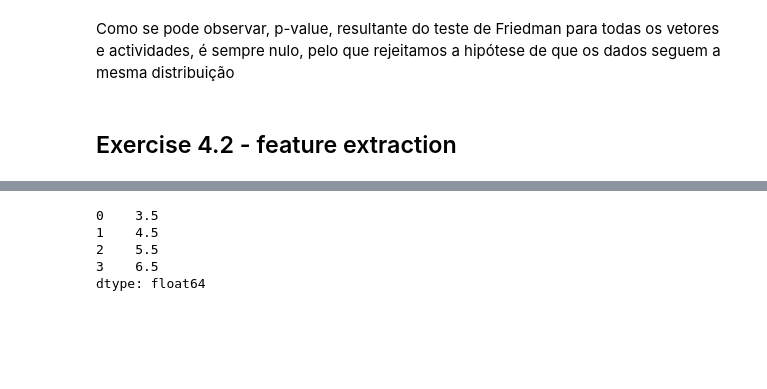
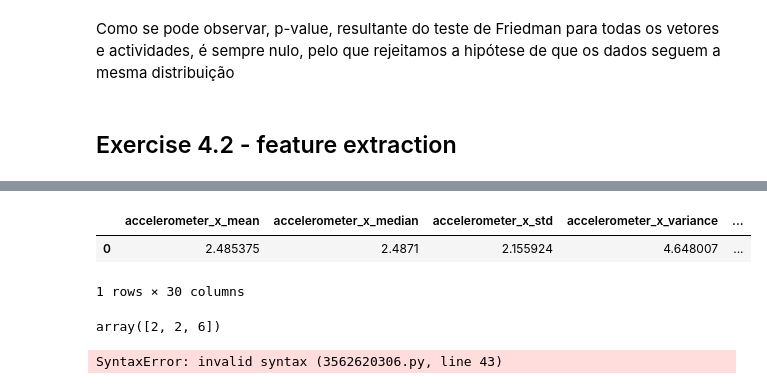
Before and after one commit to PugtgYosuky/clf-human-activities, a Jupyter notebook: src/project.ipynb, the cells around one changed output, grey strips where cells are left out. Saved outputs shown, nothing was run; the diff lists cells and outputs as text; code cells hidden in the pictures; blank space fills up the shorter version.

Commit message:
Add feature extraction and generic 3d plot

```diff
--- a/src/project.ipynb
+++ b/src/project.ipynb
@@ -526,10 +570,3 @@ Activity CLIMB_STAIRS&TALK_TO_WALK&TALK - Samples don't have the same distributi
 Como se pode observar, p-value, resultante do teste de Friedman para todas os vetores e actividades, é sempre nulo, pelo que rejeitamos a hipótese de que os dados seguem a mesma distribuição
 # %% [markdown]
 ## Exercise 4.2 - feature extraction
-# %%
-df = pd.DataFrame()
-# %%
-df['a'] = [1, 2, 3, 4]
-# %%
-df['b'] = [6, 7, 8, 9]
-df
@@ -542,11 +573,3 @@ df
-# %%
-df.mean(axis=1)
-# %% [output]
-0    3.5
-1    4.5
-2    5.5
-3    6.5
-dtype: float64
 # %%
 from scipy import stats
 # %%
@@ -577,0 +604,6 @@ def extract_statistical_features(data):
+# %%
+extract_statistical_features(accelerometer_data)
+# %% [output]
+|  | accelerometer_x_mean | accelerometer_x_median | accelerometer_x_std | accelerometer_x_variance | ... |
+| 0 | 2.485375 | 2.4871 | 2.155924 | 4.648007 | ... |
+1 rows × 30 columns
@@ -578,2 +612,50 @@ def extract_statistical_features(data):
+# %%
+np.maximum(np.array([1, 2, 4]), np.array([2, 1, 6]), np.array([3, 0, 1]))
+# %% [output]
+array([2, 2, 6])
+# %%
+def mi(data):
+    return np.sqrt(np.sum(data**2), axis=1)
+
+def ai(mi_data):
+    return mi_data.mean()
+
+def vi(mi_data):
+    return mi_data.var()
+
+def sma(data):
+    return np.sum(data.abs().sum()) / len(data)
+
+def eva(data):
+    cov_data = data.cov()
+    eigenvalues, _ = np.linalg.eig(cov_data)
+    return eigenvalues[0], eigenvalues[1]
+
+def cagh(data):
+    """Accelemeter data"""
+    norm = np.sqrt(np.sum(data[['accelerometer_y', 'accelerometer_z']],axis=1))
+    return np.corrcoef(data['accelerometer_x'], norm)
+
+def avh(data, time):
+    """Accelemeter data"""
+    velo_y = data['accelerometer_y'].mean() * time
+    velo_z = data['accelerometer_z'].mean() * time
+    return np.sqrt(velo_y **2 + velo_z**2)
+
+def avg(data):
+    """Accelemeter data"""
+    return np.trapz(data['accelerometer_x'])
+
+def aratg(data):
+    """Gyroscope data """
+    return data['gyroscope_x'].cumsum() / len(data)
+
+def dominant_frequency(data):
+    return np.argmax(fft(data)**2)
+
+def energy(data):
+    return np.sum(fft(data)**2) / len(data)
+# %% [output]
+SyntaxError: invalid syntax (3562620306.py, line 43)
 # %%
 def extract_phisical_features(data):
```
Also changed, not shown: parts of 15 cells of this notebook.
